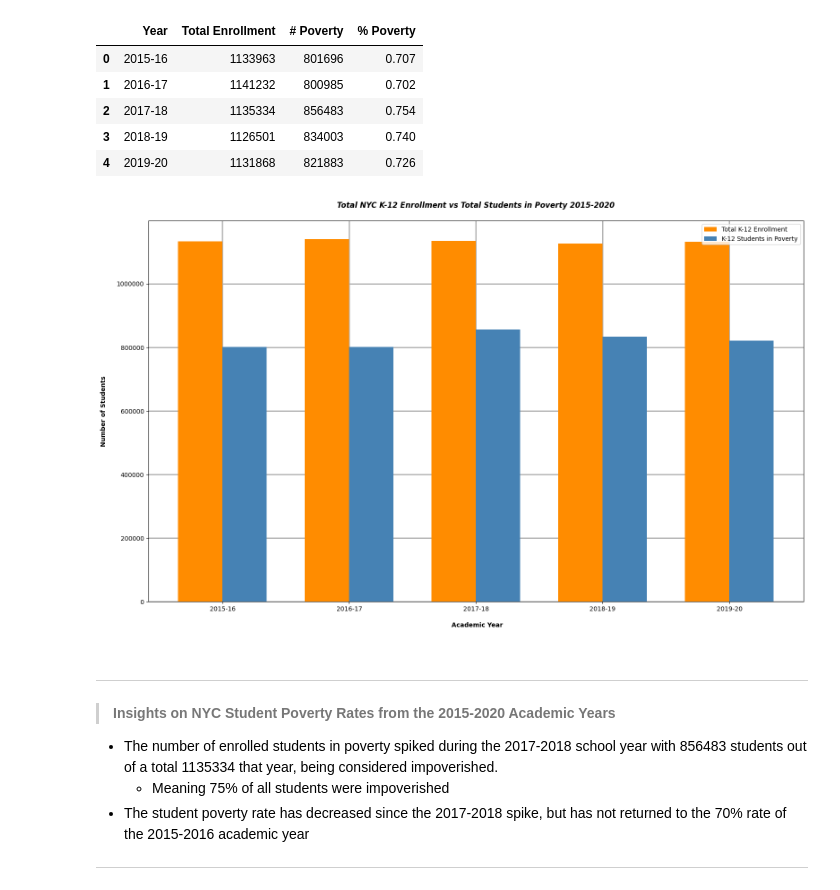
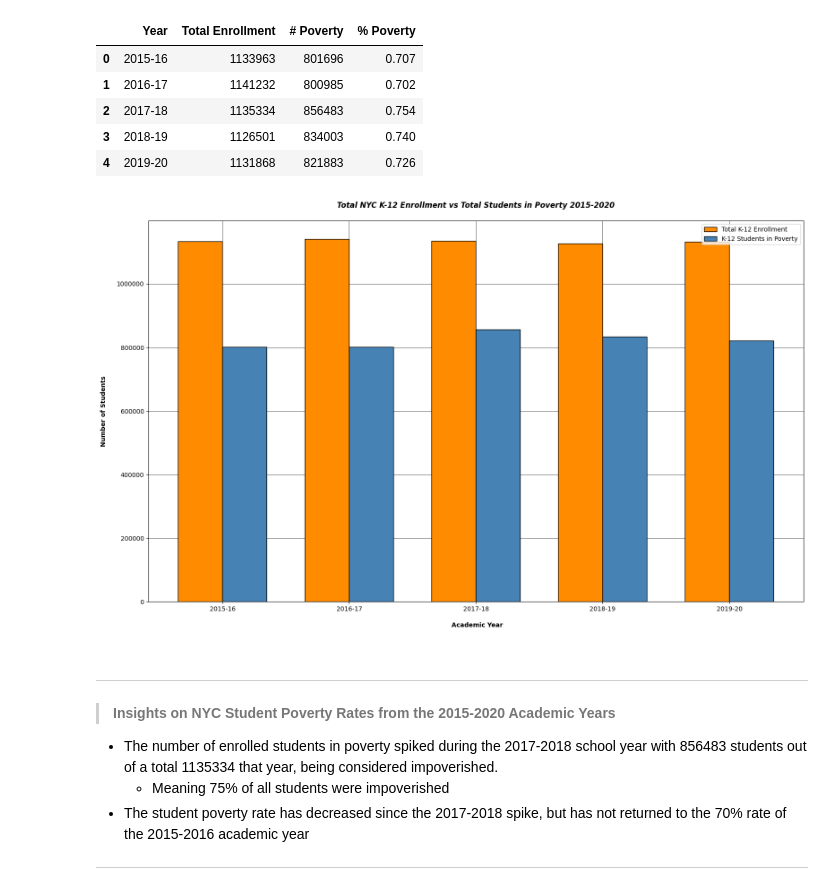
Before and after one commit to thetechleila/NYC-Public-Schools-EDA-Pre-and-Post-Pandemic, a Jupyter notebook: code/eda.ipynb, the cells around one changed output. Saved outputs shown, nothing was run; the diff lists cells and outputs as text; code cells hidden in the pictures.

```diff
--- a/code/eda.ipynb
+++ b/code/eda.ipynb
@@ -590,37 +567,39 @@ poverty_df
 # %%
 #Visualize total k-12 enrollment against number of students in poverty
 
 years = poverty_df['Year']
 total_k12 = poverty_df['Total Enrollment']
 k12_pov = poverty_df['# Poverty']
 
 #Set bar width and x
 x = np.arange(len(years))
 width = 0.35
 
 #Set up bar details and figure size for plot
 fig, ax = plt.subplots(figsize=(16, 10))
 
 #Remove scientific notation from y axis
 plt.gcf().axes[0].yaxis.get_major_formatter().set_scientific(False)
 
-bars1 = ax.bar(x - width/2, total_k12, width, label='Total K-12 Enrollment', color='darkorange')
-bars2 = ax.bar(x + width/2, k12_pov, width, label='K-12 Students in Poverty', color='steelblue')
+bars1 = ax.bar(x - width/2, total_k12, width, label='Total K-12 Enrollment',
+               color='darkorange', edgecolor ='black')
+bars2 = ax.bar(x + width/2, k12_pov, width, label='K-12 Students in Poverty',
+               color='steelblue', edgecolor ='black')
 
 ax.set_ylabel('Number of Students\n', weight='bold')
 ax.set_xlabel('\n Academic Year\n', weight='bold')
 ax.set_title('Total NYC K-12 Enrollment vs Total Students in Poverty 2015-2020\n', weight='bold', style='italic')
 
 ax.set_axisbelow(True)
-ax.grid(True, linewidth=2.0)
+ax.grid(True, linewidth=0.5, color ='black')
 ax.set_xticks(x)
 ax.set_xticklabels(years)
 ax.legend()
 
 plt.tight_layout()
 plt.show()
 # %% [output]
-[figure, old version]
+[figure, new version]
 # %% [markdown]
 ___
 > **Insights on NYC Student Poverty Rates from the 2015-2020 Academic Years**
```
Also changed, not shown: parts of 10 cells of this notebook.
